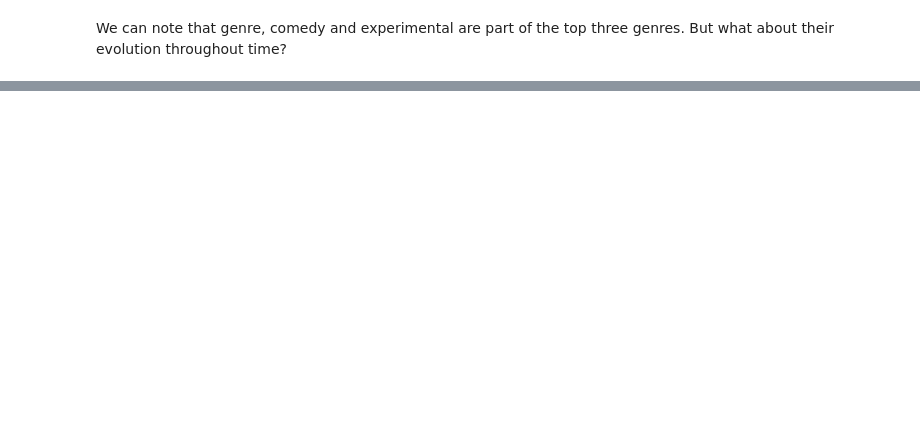
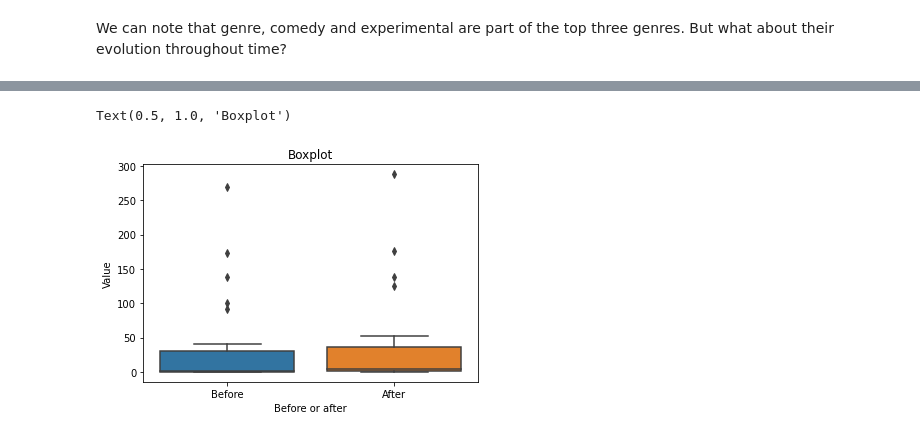
Before and after one commit to epfl-ada/ada-2022-project-abracadabra2022, a Jupyter notebook: Merged_v2.ipynb, the cells around one changed output, grey strips where cells are left out. Cells and saved outputs as stored; diff of their text form; code cells hidden in the pictures; blank space fills up the shorter version.

```diff
--- a/Merged_v2.ipynb
+++ b/Merged_v2.ipynb
@@ -542,0 +629,9 @@ plot_line(genre_per_period(window=window,cumfunc=cumfunc,normalize=normalize,pct
+# %%
+y_event = 1920
+window_y = 1
+# %%
+df_test =  genre_per_date[str(y_event-window_y):str(y_event+window_y)].resample(str(window_y)+"Y").sum().T
+df_test.columns = ["Before","After","Drop"]
+df_test.fillna(0,inplace=True)
+df_test.drop(columns="Drop",inplace=True)
+df_test.head()
@@ -542,0 +645,3 @@ plot_line(genre_per_period(window=window,cumfunc=cumfunc,normalize=normalize,pct
+# %%
+df_modif = df_test.stack().reset_index().rename(columns={"level_0":"genre","level_1":"Before or after",0:"Value"})
+df_modif.head()
@@ -542,0 +655,6 @@ plot_line(genre_per_period(window=window,cumfunc=cumfunc,normalize=normalize,pct
+# %%
+sns.boxplot(data=df_modif, x='Before or after', y='Value');
+plt.title("Boxplot")
+# %% [output]
+Text(0.5, 1.0, 'Boxplot')
+[figure, added]
```
Also changed, not shown: parts of 53 cells of this notebook, 1 other file.
